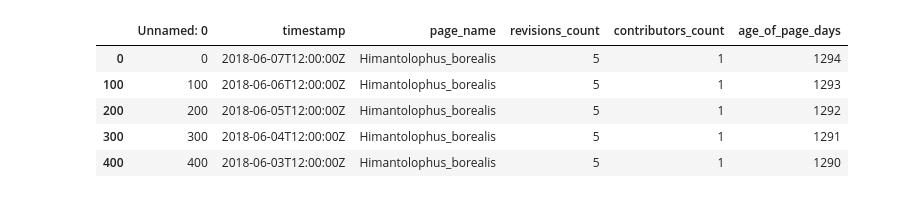
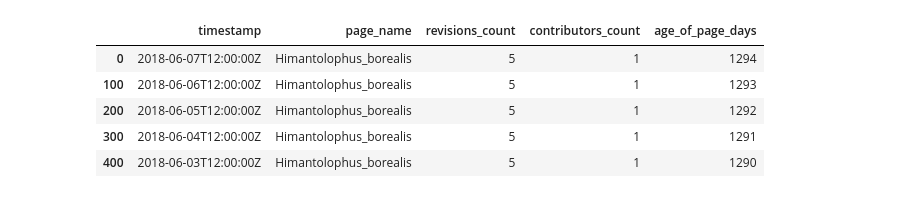
Before and after one commit to Houd1ny/FutureOfWikipedia, a Jupyter notebook: preprocessing/Data processing.ipynb, the cells around one changed output. Saved outputs shown, nothing was run; the diff lists cells and outputs as text; code cells hidden in the pictures.

```diff
--- a/preprocessing/Data processing.ipynb
+++ b/preprocessing/Data processing.ipynb
@@ -19,3 +12,7 @@ df = pickle.load(pkl_file)
+# %%
+TR_PAGES_PATH = "../data/40days100pages.csv"
+NOT_TR_PAGES_PATH = "../data/Not_translated40days100pages.csv"
 # %%
 # read data where each row has a structure: (datetime, pagen_name, [features])
-df = pd.read_csv("40days100pages.csv")
+df_translated = pd.read_csv(TR_PAGES_PATH)
+df_not_translated = pd.read_csv(NOT_TR_PAGES_PATH)
@@ -30,0 +19,5 @@ df[:5]
+# %%
+# remove unneccessary fields
+df_translated = df_translated.drop('Unnamed: 0',axis=1)
+df_not_translated = df_not_translated.drop('Unnamed: 0',axis=1)
+df_arr = [df_translated, df_not_translated]
@@ -31,9 +36,9 @@ df[:5]
 # %%
-df[df['page_name']=='Himantolophus_borealis'][:5]
+df_translated[df_translated['page_name']=='Himantolophus_borealis'][:5]
 # %% [output]
-|  | Unnamed: 0 | timestamp | page_name | revisions_count | contributors_count | age_of_page_days |
-| 0 | 0 | 2018-06-07T12:00:00Z | Himantolophus_borealis | 5 | 1 | 1294 |
-| 100 | 100 | 2018-06-06T12:00:00Z | Himantolophus_borealis | 5 | 1 | 1293 |
-| 200 | 200 | 2018-06-05T12:00:00Z | Himantolophus_borealis | 5 | 1 | 1292 |
-| 300 | 300 | 2018-06-04T12:00:00Z | Himantolophus_borealis | 5 | 1 | 1291 |
-| 400 | 400 | 2018-06-03T12:00:00Z | Himantolophus_borealis | 5 | 1 | 1290 |
+|  | timestamp | page_name | revisions_count | contributors_count | age_of_page_days |
+| 0 | 2018-06-07T12:00:00Z | Himantolophus_borealis | 5 | 1 | 1294 |
+| 100 | 2018-06-06T12:00:00Z | Himantolophus_borealis | 5 | 1 | 1293 |
+| 200 | 2018-06-05T12:00:00Z | Himantolophus_borealis | 5 | 1 | 1292 |
+| 300 | 2018-06-04T12:00:00Z | Himantolophus_borealis | 5 | 1 | 1291 |
+| 400 | 2018-06-03T12:00:00Z | Himantolophus_borealis | 5 | 1 | 1290 |
```
Also changed, not shown: parts of 17 cells of this notebook, 6 other files.
